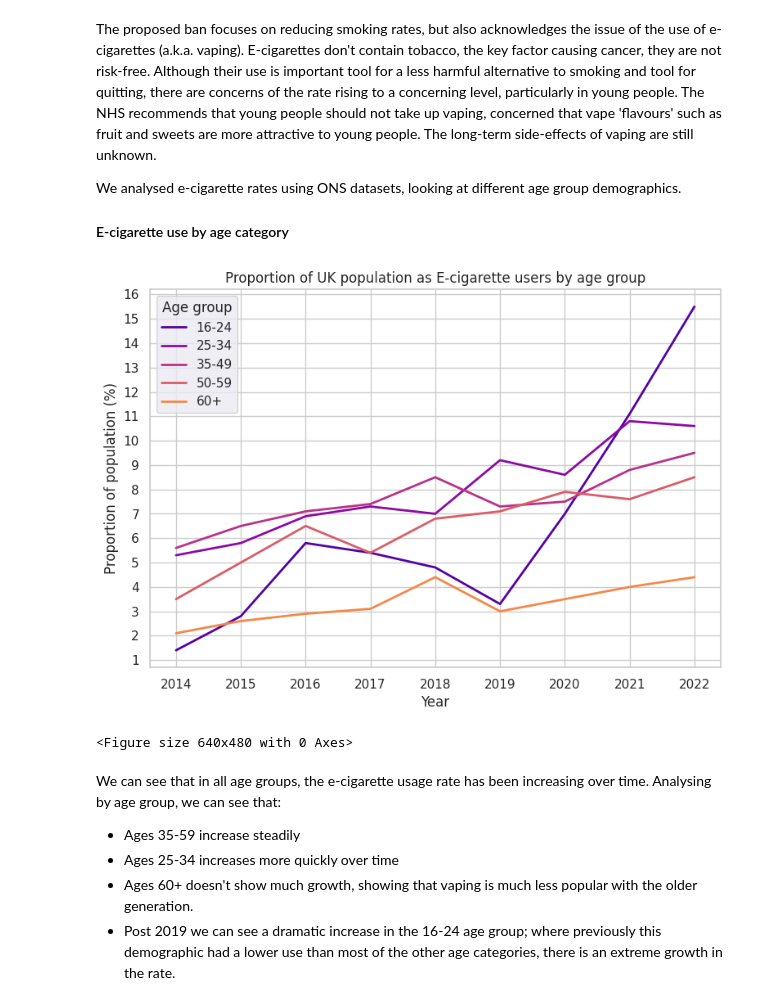
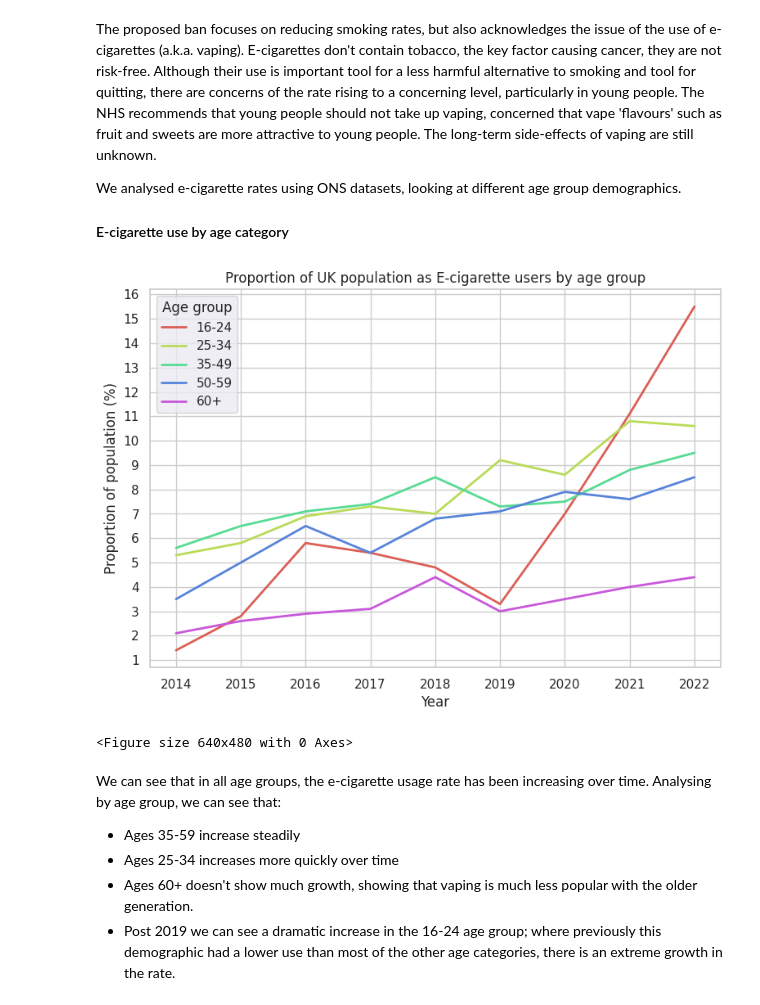
Before and after one commit to rhobaker/Data_Project, a Jupyter notebook: Main_Jupyter_workbook_Rhona.ipynb, the cells around one changed output. Saved outputs shown, nothing was run; the diff lists cells and outputs as text; code cells hidden in the pictures.

```diff
--- a/Main_Jupyter_workbook_Rhona.ipynb
+++ b/Main_Jupyter_workbook_Rhona.ipynb
@@ -709,22 +709,22 @@ v_ages_melt.rename(columns={"variable": "Age_group", "value": "Proportion"}, inp
 # %%
 #Multi-line plot on e-cig use over time by age group
 plt.figure(figsize=(9, 6))
-ax = sns.lineplot(x='Year', y='Proportion', hue='Age_group', data=v_ages_melt, lw=2)
+ax = sns.lineplot(x='Year', y='Proportion', hue='Age_group', data=v_ages_melt, lw=2, palette='hls')
 
 ax.set(xlabel='Year',
        ylabel='Proportion of population (%)',
        title='Proportion of UK population as E-cigarette users by age group',)
 
 ax.set_yticks(range(1,17))
 ax.set_yticklabels(range(1,17))
 
 sns.set_style("darkgrid")
 
 plt.legend(title='Age group')
 plt.show()
 plt.clf()
 # %% [output]
-[figure, old version]
+[figure, new version]
 <Figure size 640x480 with 0 Axes>
 # %% [markdown]
 We can see that in all age groups, the e-cigarette usage rate has been increasing over time. Analysing by age group, we can see that:
```
Also changed, not shown: parts of 2 cells of this notebook.
